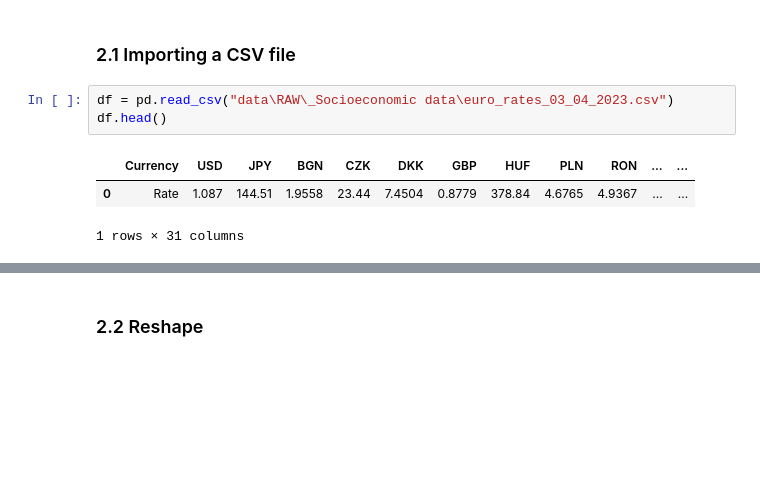
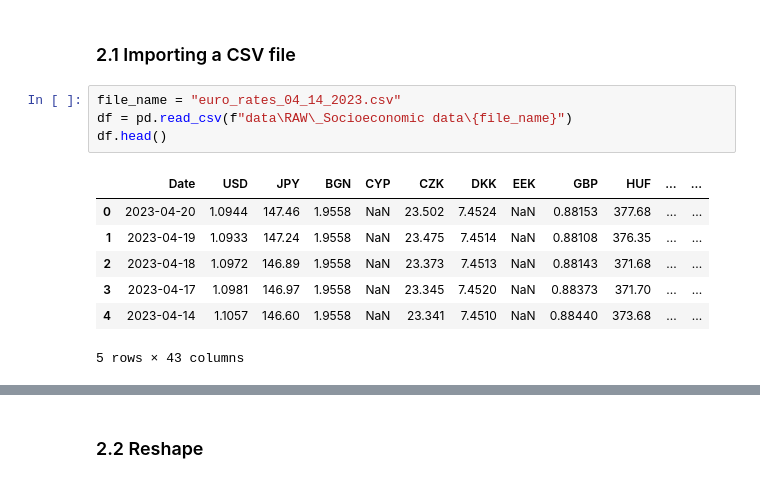
Before and after one commit to Luk-kar/DS_salaries_project, a Jupyter notebook: _002_data_cleaning_socioeconomic.ipynb, the cells around one changed output, grey strips where cells are left out. Cells and saved outputs as stored; diff of their text form; blank space fills up the shorter version.

```diff
--- a/_002_data_cleaning_socioeconomic.ipynb
+++ b/_002_data_cleaning_socioeconomic.ipynb
@@ -12,9 +12,14 @@ import pandas as pd
 # %% [markdown]
 ### 2.1 Importing  a CSV file
 # %%
-df = pd.read_csv("data\RAW\_Socioeconomic data\euro_rates_03_04_2023.csv")
+file_name = "euro_rates_04_14_2023.csv"
+df = pd.read_csv(f"data\RAW\_Socioeconomic data\{file_name}")
 df.head()
 # %% [output]
-|  | Currency | USD | JPY | BGN | CZK | DKK | GBP | HUF | PLN | RON | ... | ... |
-| 0 | Rate | 1.087 | 144.51 | 1.9558 | 23.44 | 7.4504 | 0.8779 | 378.84 | 4.6765 | 4.9367 | ... | ... |
+|  | Date | USD | JPY | BGN | CYP | CZK | DKK | EEK | GBP | HUF | ... | ... |
+| 0 | 2023-04-20 | 1.0944 | 147.46 | 1.9558 | NaN | 23.502 | 7.4524 | NaN | 0.88153 | 377.68 | ... | ... |
+| 1 | 2023-04-19 | 1.0933 | 147.24 | 1.9558 | NaN | 23.475 | 7.4514 | NaN | 0.88108 | 376.35 | ... | ... |
+| 2 | 2023-04-18 | 1.0972 | 146.89 | 1.9558 | NaN | 23.373 | 7.4513 | NaN | 0.88143 | 371.68 | ... | ... |
+| 3 | 2023-04-17 | 1.0981 | 146.97 | 1.9558 | NaN | 23.345 | 7.4520 | NaN | 0.88373 | 371.70 | ... | ... |
+| 4 | 2023-04-14 | 1.1057 | 146.60 | 1.9558 | NaN | 23.341 | 7.4510 | NaN | 0.88440 | 373.68 | ... | ... |
-1 rows × 31 columns
+5 rows × 43 columns
```
Also changed, not shown: parts of 27 cells of this notebook, 11 other files.
